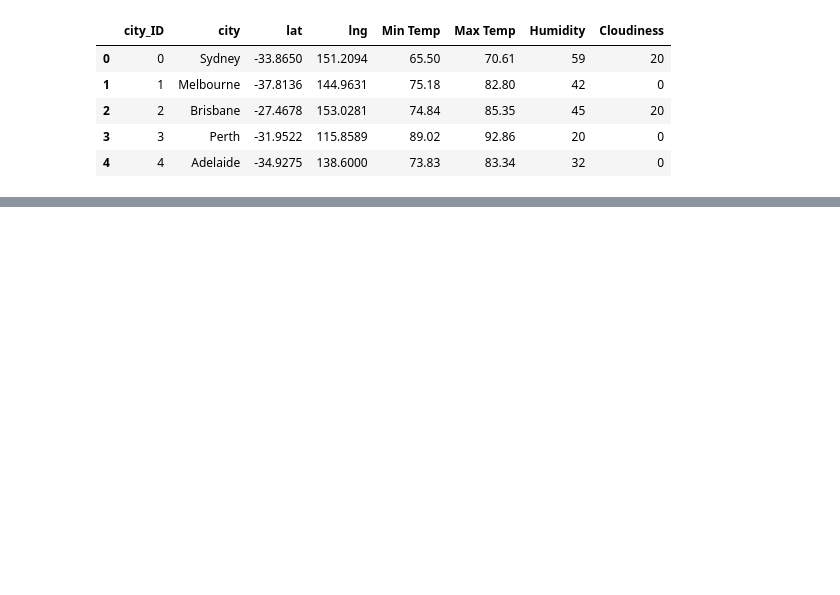
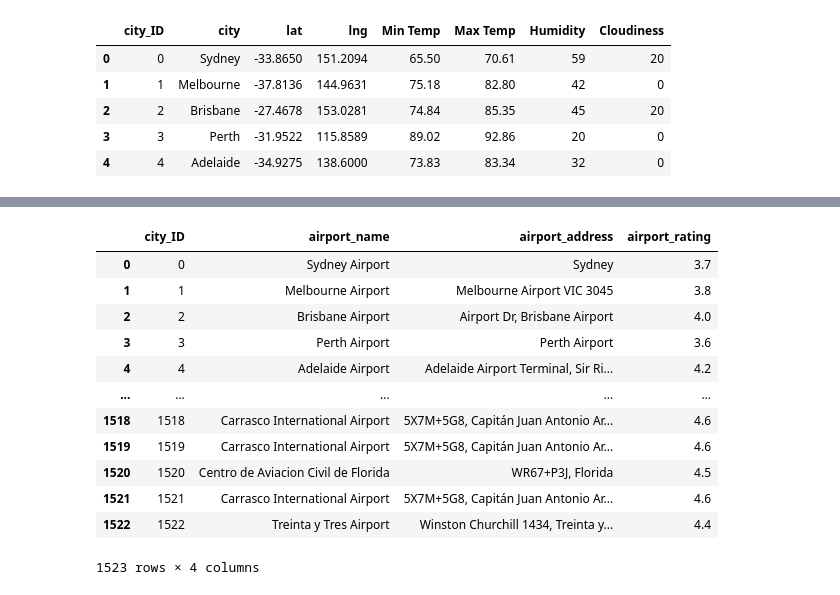
Before and after one commit to zwcrowley/Project_2_ETL_KPflugi_ZCrowley, a Jupyter notebook: zack_api_etl_proj2.ipynb, the cells around one changed output, grey strips where cells are left out. Cells and saved outputs as stored; diff of their text form; code cells hidden in the pictures; blank space fills up the shorter version.

```diff
--- a/zack_api_etl_proj2.ipynb
+++ b/zack_api_etl_proj2.ipynb
@@ -505,0 +548,18 @@ weather_df.head()
+# %%
+# Airport data:
+new_airport_df = airport_df[['city_ID', 'airport_name', 'airport_address', 'airport_rating']].copy()
+new_airport_df
+# %% [output]
+|  | city_ID | airport_name | airport_address | airport_rating |
+| 0 | 0 | Sydney Airport | Sydney | 3.7 |
+| 1 | 1 | Melbourne Airport | Melbourne Airport VIC 3045 | 3.8 |
+| 2 | 2 | Brisbane Airport | Airport Dr, Brisbane Airport | 4.0 |
+| 3 | 3 | Perth Airport | Perth Airport | 3.6 |
+| 4 | 4 | Adelaide Airport | Adelaide Airport Terminal, Sir Ri... | 4.2 |
+| ... | ... | ... | ... | ... |
+| 1518 | 1518 | Carrasco International Airport | 5X7M+5G8, Capitán Juan Antonio Ar... | 4.6 |
+| 1519 | 1519 | Carrasco International Airport | 5X7M+5G8, Capitán Juan Antonio Ar... | 4.6 |
+| 1520 | 1520 | Centro de Aviacion Civil de Florida | WR67+P3J, Florida | 4.5 |
+| 1521 | 1521 | Carrasco International Airport | 5X7M+5G8, Capitán Juan Antonio Ar... | 4.6 |
+| 1522 | 1522 | Treinta y Tres Airport | Winston Churchill 1434, Treinta y... | 4.4 |
+1523 rows × 4 columns
```
Also changed, not shown: parts of 18 cells of this notebook, 3 other files.
